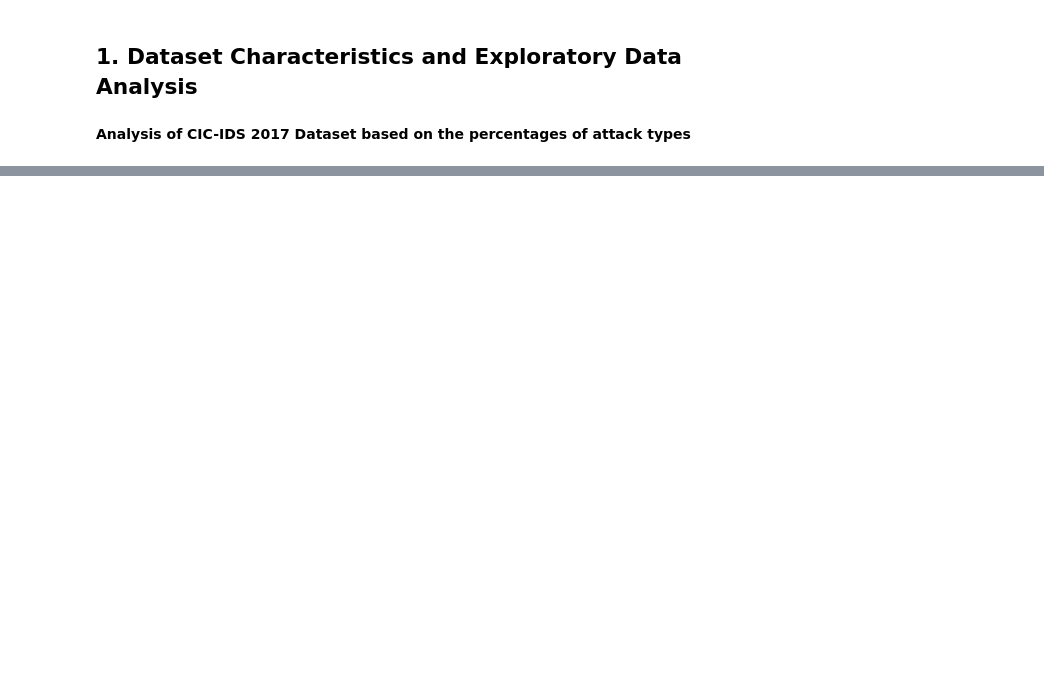
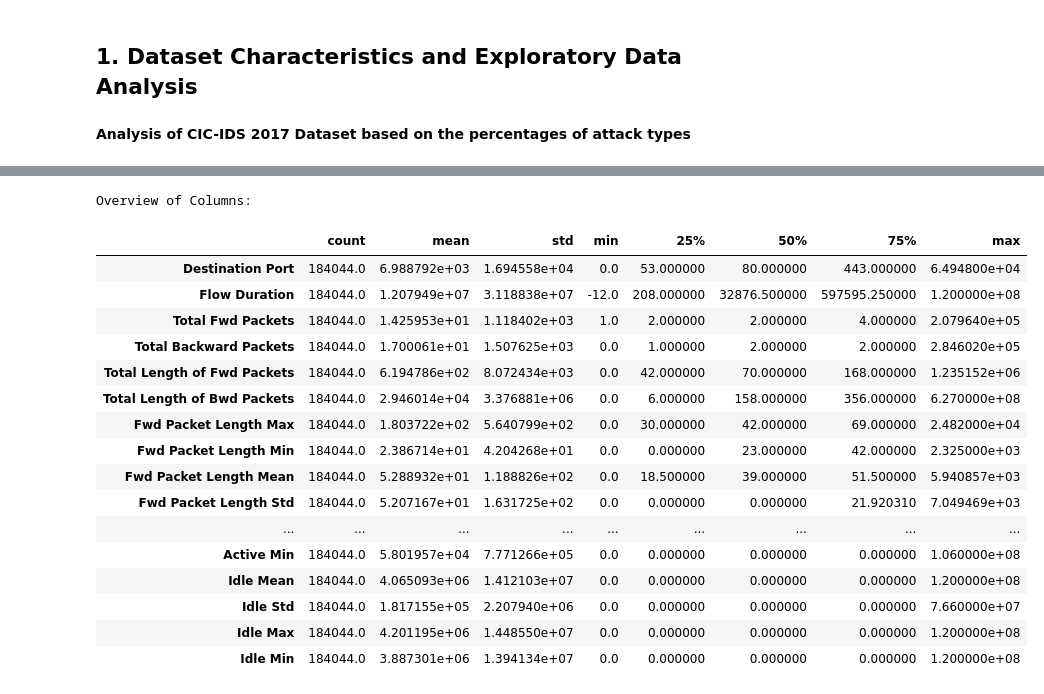
Before and after one commit to spencer-kanjera/Hybrid-Botnet-Detection-In-IOT-Using-GA-and-LightGBM, a Jupyter notebook: Exploratory Data Analysis.ipynb, the cells around one changed output, grey strips where cells are left out. Saved outputs shown, nothing was run; the diff lists cells and outputs as text; code cells hidden in the pictures; blank space fills up the shorter version.

```diff
--- a/Exploratory Data Analysis.ipynb
+++ b/Exploratory Data Analysis.ipynb
@@ -193,0 +125,18 @@ plt.show()
+# %%
+#2.2 Handling missing values both numeric and non-numeric columns
+# Identify columns with missing values
+missing_val = df.isna().sum()
+print("Columns with missing values:")
+print(missing_val.loc[missing_val > 0])
+
+# Handle missing values for numeric columns (fill with mean)
+numeric_cols = df.select_dtypes(include=['number']).columns
+df[numeric_cols] = df[numeric_cols].fillna(df[numeric_cols].mean())
+
+# Handle missing values for non-numeric columns (fill with mode)
+non_numeric_cols = df.select_dtypes(exclude=['number']).columns
+for col in non_numeric_cols:
+    df[col] = df[col].fillna(df[col].mode()[0])
+
+# Verify if there are still any missing values
+print(f"Missing values after filling: {df.isna().sum().sum()}")
@@ -193,0 +148,17 @@ plt.show()
+# %%
+#2.3 Handling infinite values
+
+# Initial count of missing and infinite values
+print(f'Initial missing values: {df.isna().sum().sum()}')
+print(f'Initial infinite values: {df.isin([np.inf, -np.inf]).sum().sum()}')
+
+# Drop rows with infinite values
+df = df[~df.isin([np.inf, -np.inf]).any(axis=1)]
+
+# Verify that infinite values are removed
+inf_count = df.isin([np.inf, -np.inf]).sum()
+print("Columns with infinite values after processing (should be empty):")
+print(inf_count[inf_count > 0])
+
+# Final missing value check
+print(f"Missing values after dropping rows: {df.isna().sum().sum()}")
@@ -235,0 +197,24 @@ Name: count, dtype: int64
+# %%
+pd.options.display.max_rows = 80
+
+print('Overview of Columns:')
+df.describe().transpose()
+# %% [output]
+Overview of Columns:
+|  | count | mean | std | min | 25% | 50% | 75% | max |
+| Destination Port | 184044.0 | 6.988792e+03 | 1.694558e+04 | 0.0 | 53.000000 | 80.000000 | 443.000000 | 6.494800e+04 |
+| Flow Duration | 184044.0 | 1.207949e+07 | 3.118838e+07 | -12.0 | 208.000000 | 32876.500000 | 597595.250000 | 1.200000e+08 |
+| Total Fwd Packets | 184044.0 | 1.425953e+01 | 1.118402e+03 | 1.0 | 2.000000 | 2.000000 | 4.000000 | 2.079640e+05 |
+| Total Backward Packets | 184044.0 | 1.700061e+01 | 1.507625e+03 | 0.0 | 1.000000 | 2.000000 | 2.000000 | 2.846020e+05 |
+| Total Length of Fwd Packets | 184044.0 | 6.194786e+02 | 8.072434e+03 | 0.0 | 42.000000 | 70.000000 | 168.000000 | 1.235152e+06 |
+| Total Length of Bwd Packets | 184044.0 | 2.946014e+04 | 3.376881e+06 | 0.0 | 6.000000 | 158.000000 | 356.000000 | 6.270000e+08 |
+| Fwd Packet Length Max | 184044.0 | 1.803722e+02 | 5.640799e+02 | 0.0 | 30.000000 | 42.000000 | 69.000000 | 2.482000e+04 |
+| Fwd Packet Length Min | 184044.0 | 2.386714e+01 | 4.204268e+01 | 0.0 | 0.000000 | 23.000000 | 42.000000 | 2.325000e+03 |
+| Fwd Packet Length Mean | 184044.0 | 5.288932e+01 | 1.188826e+02 | 0.0 | 18.500000 | 39.000000 | 51.500000 | 5.940857e+03 |
+| Fwd Packet Length Std | 184044.0 | 5.207167e+01 | 1.631725e+02 | 0.0 | 0.000000 | 0.000000 | 21.920310 | 7.049469e+03 |
+| ... | ... | ... | ... | ... | ... | ... | ... | ... |
+| Active Min | 184044.0 | 5.801957e+04 | 7.771266e+05 | 0.0 | 0.000000 | 0.000000 | 0.000000 | 1.060000e+08 |
+| Idle Mean | 184044.0 | 4.065093e+06 | 1.412103e+07 | 0.0 | 0.000000 | 0.000000 | 0.000000 | 1.200000e+08 |
+| Idle Std | 184044.0 | 1.817155e+05 | 2.207940e+06 | 0.0 | 0.000000 | 0.000000 | 0.000000 | 7.660000e+07 |
+| Idle Max | 184044.0 | 4.201195e+06 | 1.448550e+07 | 0.0 | 0.000000 | 0.000000 | 0.000000 | 1.200000e+08 |
+| Idle Min | 184044.0 | 3.887301e+06 | 1.394134e+07 | 0.0 | 0.000000 | 0.000000 | 0.000000 | 1.200000e+08 |
```
Also changed, not shown: parts of 22 cells of this notebook, 4 other files.
